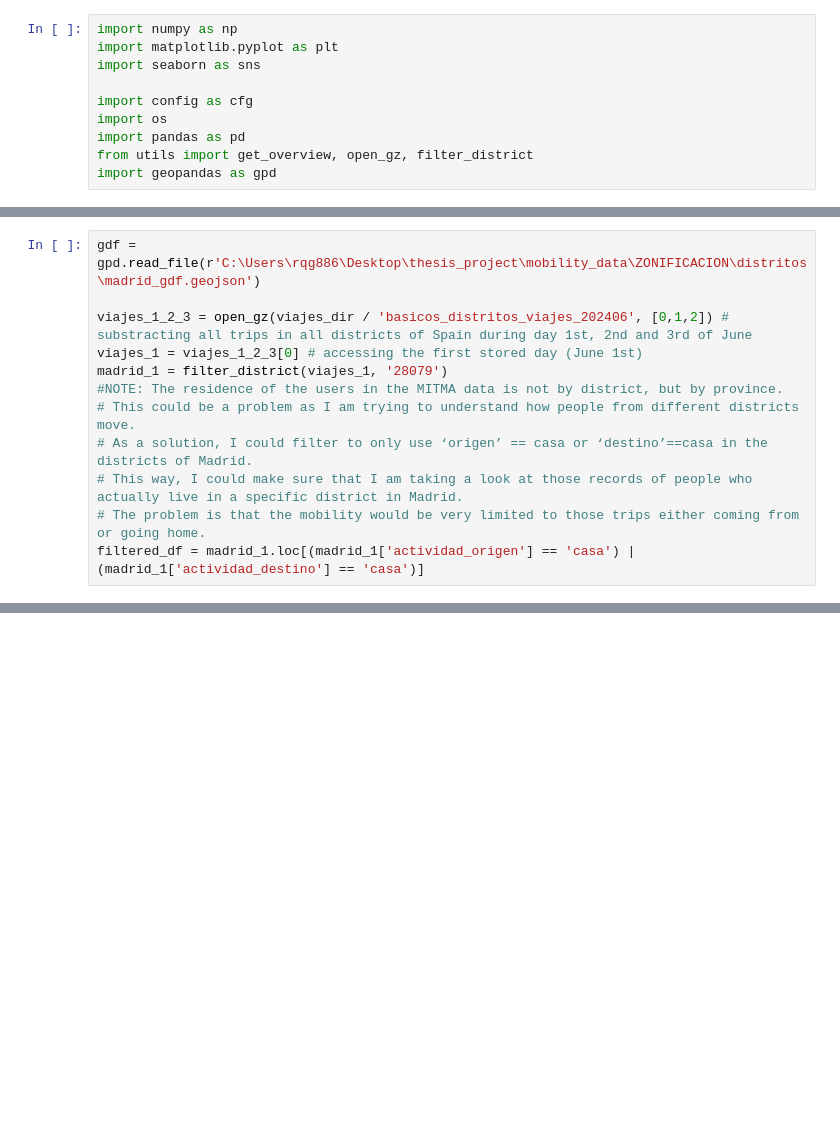
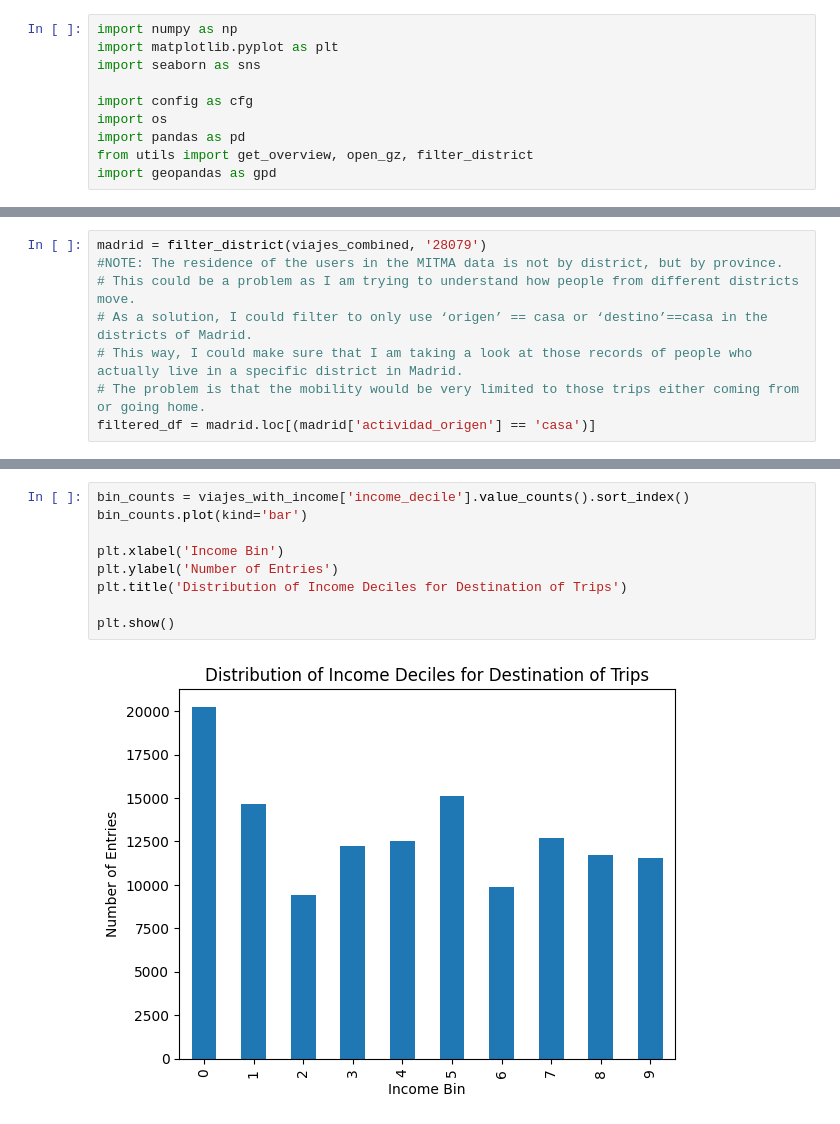
Before and after one commit to carobs9/thesis_project, a Jupyter notebook: segregation_indices/assortativity_matrix.ipynb, the cells around one changed output, grey strips where cells are left out. Drawn from its saved outputs; the diff is of its cells as text; blank space fills up the shorter version.

```diff
--- a/segregation_indices/assortativity_matrix.ipynb
+++ b/segregation_indices/assortativity_matrix.ipynb
@@ -15,12 +21,8 @@ viajes_dir = cfg.VIAJES_DATA
 # %%
-gdf = gpd.read_file(r'C:\Users\rqg886\Desktop\thesis_project\mobility_data\ZONIFICACION\distritos\madrid_gdf.geojson')
-
-viajes_1_2_3 = open_gz(viajes_dir / 'basicos_distritos_viajes_202406', [0,1,2]) # substracting all trips in all districts of Spain during day 1st, 2nd and 3rd of June
-viajes_1 = viajes_1_2_3[0] # accessing the first stored day (June 1st)
-madrid_1 = filter_district(viajes_1, '28079')
+madrid = filter_district(viajes_combined, '28079')
 #NOTE: The residence of the users in the MITMA data is not by district, but by province.
 # This could be a problem as I am trying to understand how people from different districts move.
 # As a solution, I could filter to only use ‘origen’ == casa or ‘destino’==casa in the districts of Madrid.
 # This way, I could make sure that I am taking a look at those records of people who actually live in a specific district in Madrid.
 # The problem is that the mobility would be very limited to those trips either coming from or going home.
-filtered_df = madrid_1.loc[(madrid_1['actividad_origen'] == 'casa') | (madrid_1['actividad_destino'] == 'casa')]
+filtered_df = madrid.loc[(madrid['actividad_origen'] == 'casa')]
@@ -30,0 +90,11 @@ districts = gdf['ID'].unique()
+# %%
+bin_counts = viajes_with_income['income_decile'].value_counts().sort_index()
+bin_counts.plot(kind='bar')
+
+plt.xlabel('Income Bin')
+plt.ylabel('Number of Entries')
+plt.title('Distribution of Income Deciles for Destination of Trips')
+
+plt.show()
+# %% [output]
+[figure, added]
```
Also changed, not shown: parts of 26 cells of this notebook.
